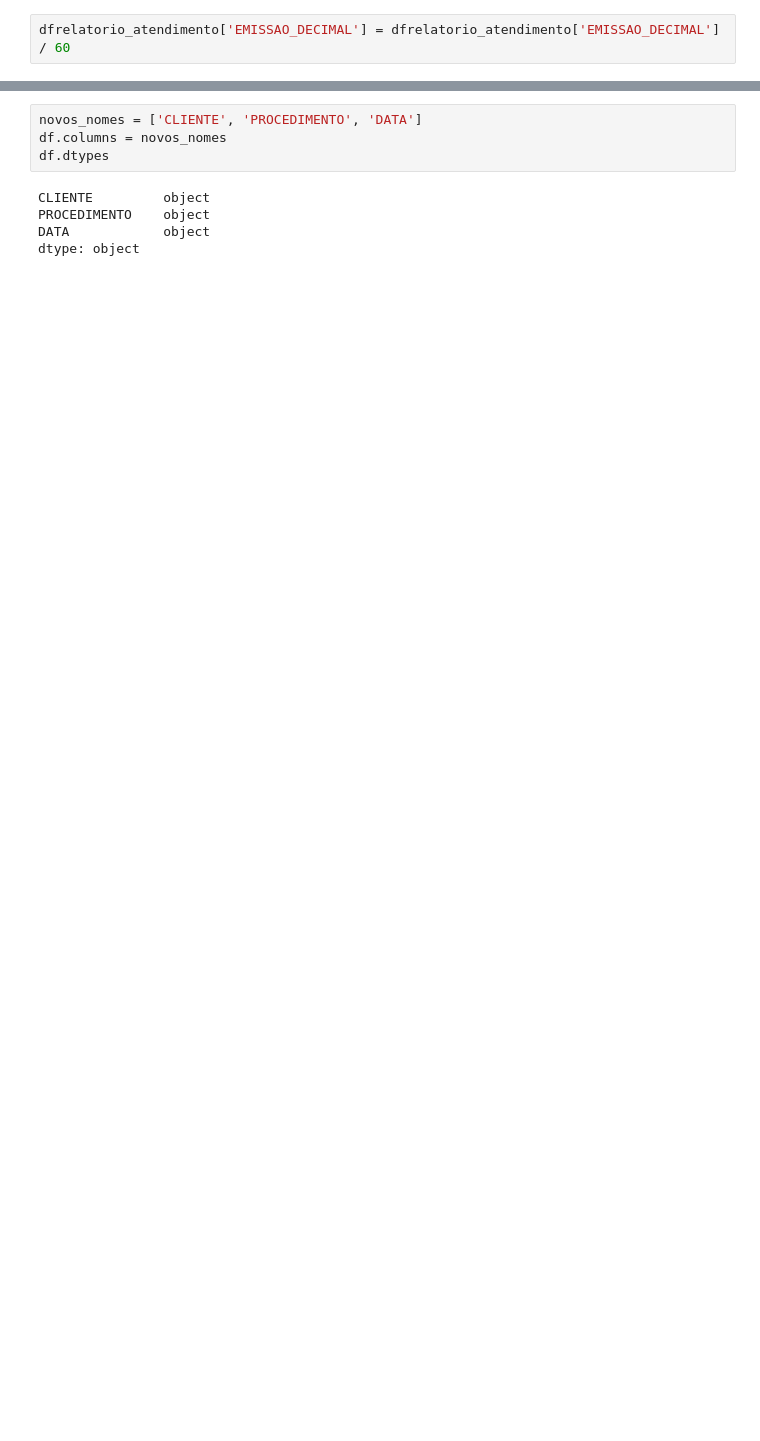
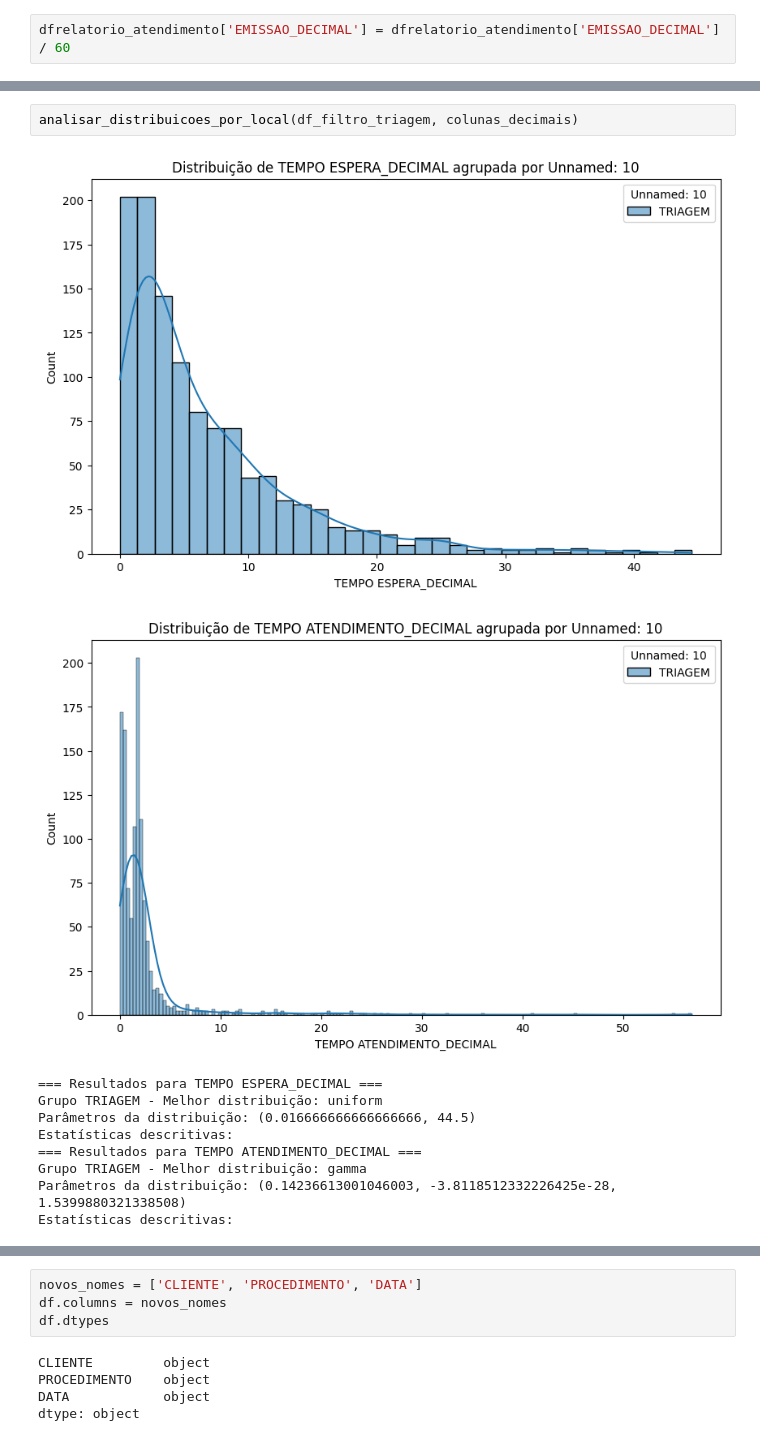
Before and after one commit to GabrielGuilherme88/analises, a Jupyter notebook: distribuição.ipynb, the cells around one changed output, grey strips where cells are left out. Cells and saved outputs as stored; diff of their text form; blank space fills up the shorter version.

```diff
--- a/distribuição.ipynb
+++ b/distribuição.ipynb
@@ -197,0 +327,13 @@ Estatísticas descritivas:
+# %%
+analisar_distribuicoes_por_local(df_filtro_triagem, colunas_decimais)
+# %% [output]
+[figure, added]
+[figure, added]
+=== Resultados para TEMPO ESPERA_DECIMAL ===
+Grupo TRIAGEM - Melhor distribuição: uniform
+Parâmetros da distribuição: (0.016666666666666666, 44.5)
+Estatísticas descritivas:
+=== Resultados para TEMPO ATENDIMENTO_DECIMAL ===
+Grupo TRIAGEM - Melhor distribuição: gamma
+Parâmetros da distribuição: (0.14236613001046003, -3.8118512332226425e-28, 1.5399880321338508)
+Estatísticas descritivas:
```
Also changed, not shown: parts of 58 cells of this notebook.
